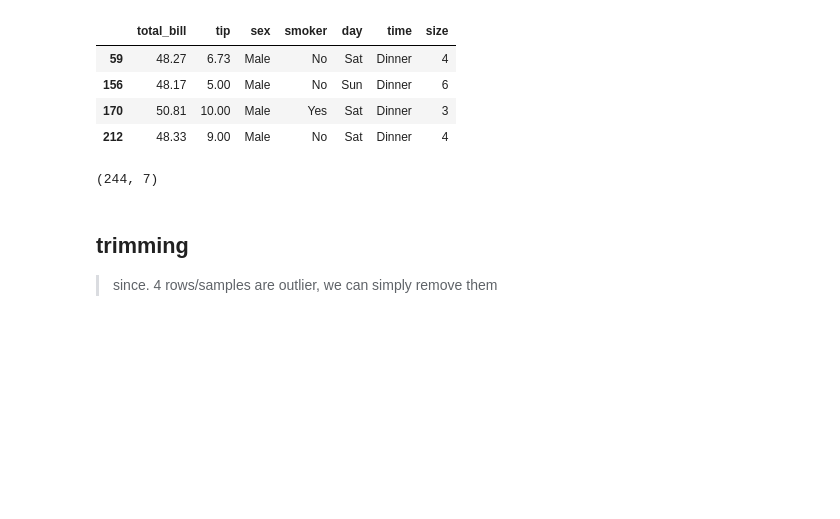
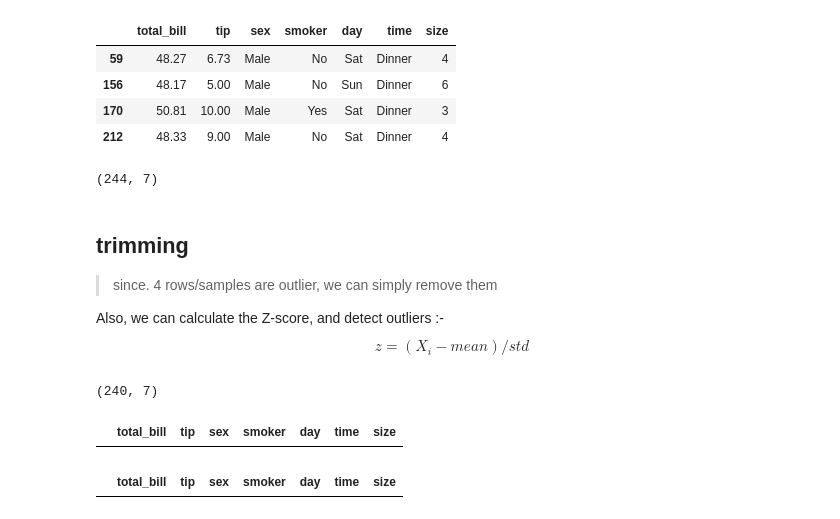
Before and after one commit to Shrikantlala24/Machine-learning, a Jupyter notebook: Feature engineering NB's/14_Z_score_outlier.ipynb, the cells around one changed output. Saved outputs shown, nothing was run; the diff lists cells and outputs as text; code cells hidden in the pictures; blank space fills up the shorter version.

```diff
--- a/Feature engineering NB's/14_Z_score_outlier.ipynb
+++ b/Feature engineering NB's/14_Z_score_outlier.ipynb
@@ -64,5 +64,29 @@ df.shape
 # %% [markdown]
 ## trimming
 > since. 4 rows/samples are outlier, we can simply remove them
+
+Also, we can calculate the Z-score, and detect outliers :-
+$$
+z = (X_i - mean) / std
+$$
 # %%
-df[df['total_bill'] > max]
+new_df = df[df['total_bill'] < max]
+new_df.shape
+
+# not removing min value outlier, cuz they aren't Outliers (logically)
+# %% [output]
+(240, 7)
+# %%
+# for i in df['total_bill']:
+#     if i > max:
+#         i = max
+
+
+df['total_bill'] = np.where(df['total_bill'] > max, max, df['total_bill'])
+df[df['total_bill'] > max]
+# %% [output]
+|  | total_bill | tip | sex | smoker | day | time | size |
+# %%
+df[df['total_bill'] > max]
+# %% [output]
+|  | total_bill | tip | sex | smoker | day | time | size |
```
Also changed, not shown: parts of 1 cell of this notebook.
